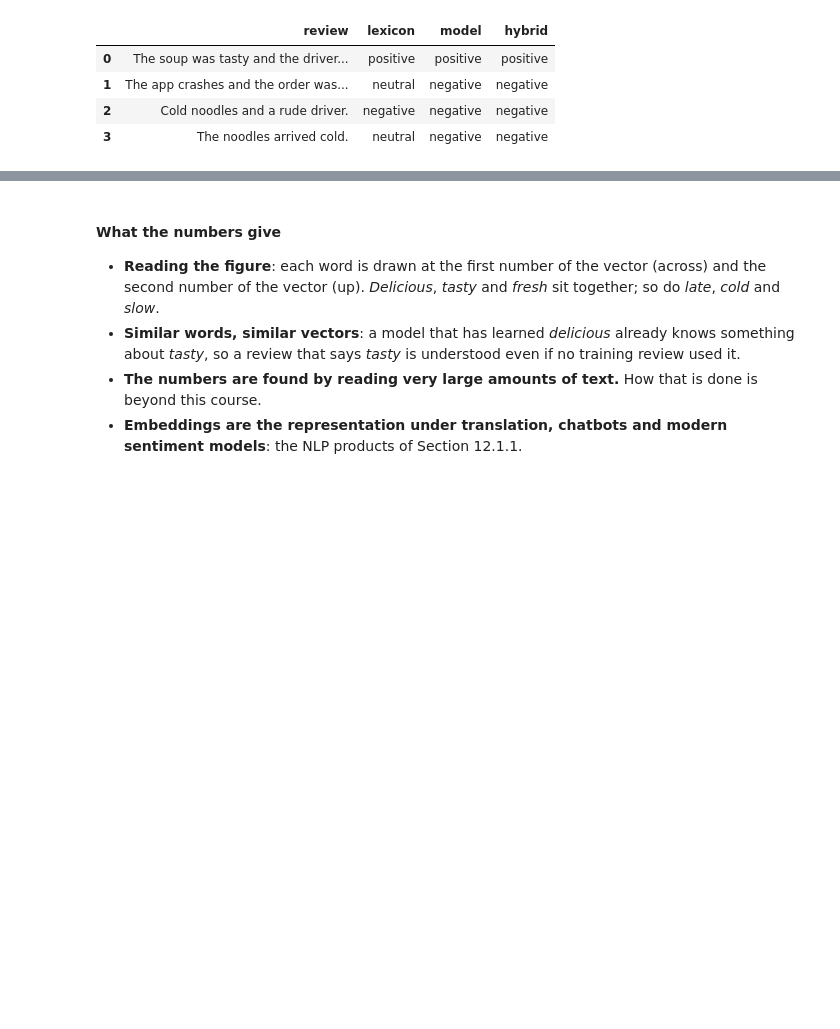
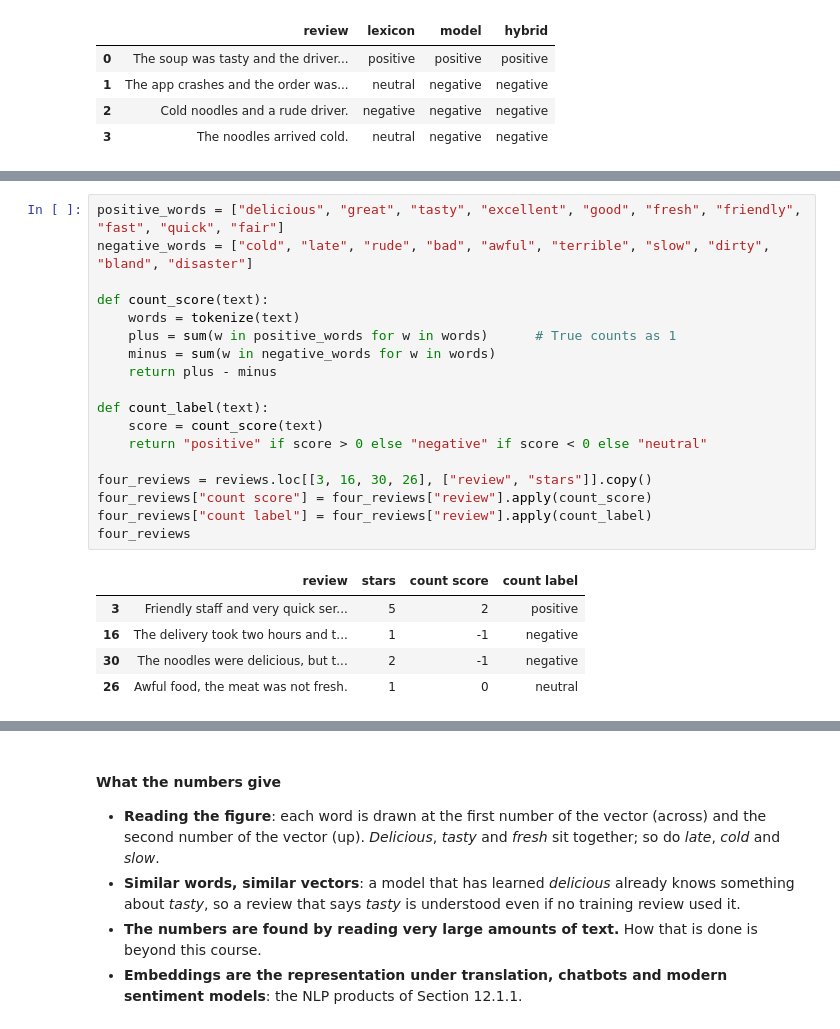
Before and after one commit to payakorn/888102-student, a Jupyter notebook: ch12_3_Types_of_Sentiment_Analysis.ipynb, the cells around one changed output, grey strips where cells are left out. Saved outputs shown, nothing was run; the diff lists cells and outputs as text; blank space fills up the shorter version.

```diff
--- a/ch12_3_Types_of_Sentiment_Analysis.ipynb
+++ b/ch12_3_Types_of_Sentiment_Analysis.ipynb
@@ -570,0 +611,24 @@ pd.DataFrame({"review": four,
+# %%
+positive_words = ["delicious", "great", "tasty", "excellent", "good", "fresh", "friendly", "fast", "quick", "fair"]
+negative_words = ["cold", "late", "rude", "bad", "awful", "terrible", "slow", "dirty", "bland", "disaster"]
+
+def count_score(text):
+    words = tokenize(text)
+    plus = sum(w in positive_words for w in words)      # True counts as 1
+    minus = sum(w in negative_words for w in words)
+    return plus - minus
+
+def count_label(text):
+    score = count_score(text)
+    return "positive" if score > 0 else "negative" if score < 0 else "neutral"
+
+four_reviews = reviews.loc[[3, 16, 30, 26], ["review", "stars"]].copy()
+four_reviews["count score"] = four_reviews["review"].apply(count_score)
+four_reviews["count label"] = four_reviews["review"].apply(count_label)
+four_reviews
+# %% [output]
+|  | review | stars | count score | count label |
+| 3 | Friendly staff and very quick ser... | 5 | 2 | positive |
+| 16 | The delivery took two hours and t... | 1 | -1 | negative |
+| 30 | The noodles were delicious, but t... | 2 | -1 | negative |
+| 26 | Awful food, the meat was not fresh. | 1 | 0 | neutral |
```
Also changed, not shown: parts of 17 cells of this notebook.
